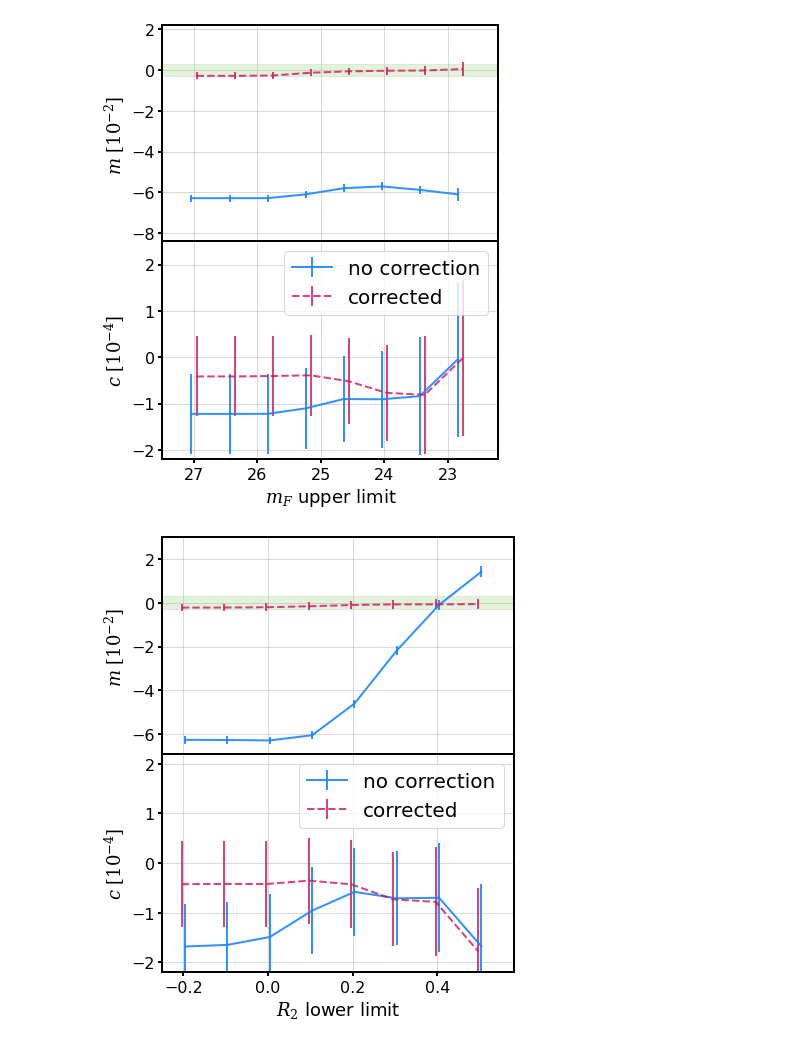
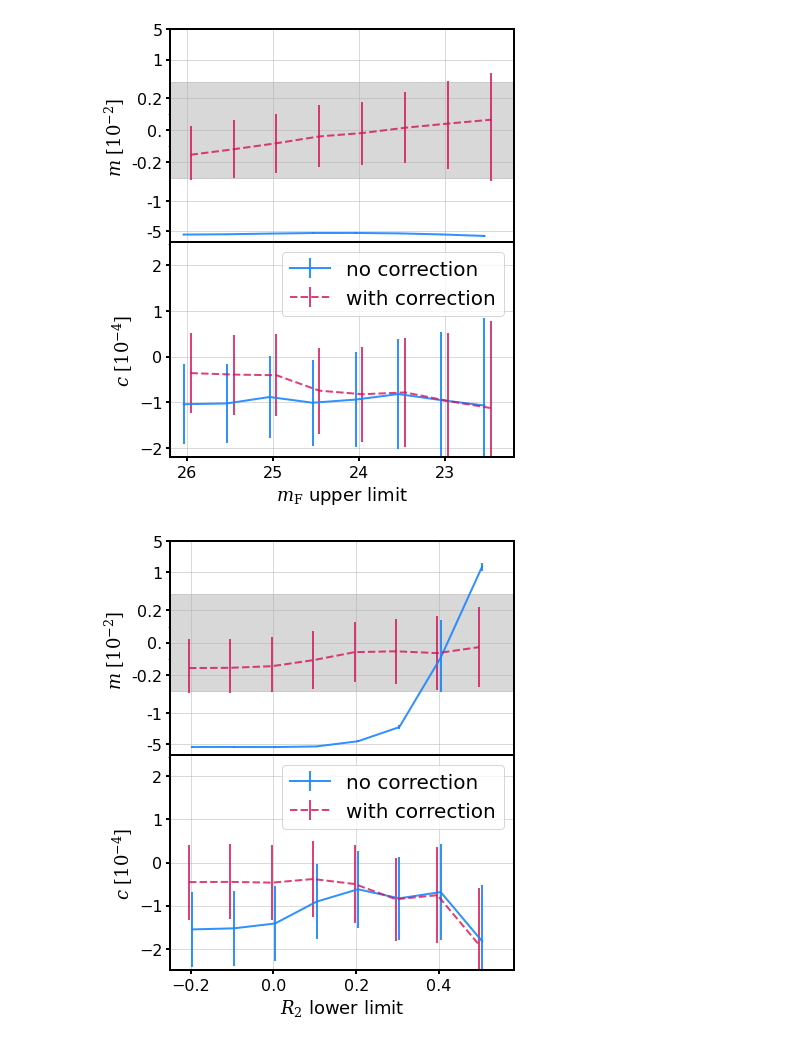
Before and after one commit to mr-superonion/FPFS_notebooks, a Jupyter notebook: ipynb/5_paper_2022/2_tests_isolated/5_plot_res.ipynb, the cells around one changed output. Cells and saved outputs as stored; diff of their text form; code cells hidden in the pictures.

```diff
--- a/ipynb/5_paper_2022/2_tests_isolated/5_plot_res.ipynb
+++ b/ipynb/5_paper_2022/2_tests_isolated/5_plot_res.ipynb
@@ -36,43 +39,44 @@ x=ave[0,:]
 y1=ave[1,:]/ave[4,:]/0.04-1
 y2=ave[1,:]/ave[5,:]/0.04-1
 z1=ave[2,:]/ave[4,:]
 z2=ave[3,:]/ave[5,:]
 yerr=std[1,:]/ave[5,:]/0.04/np.sqrt(len(outcomes)/2.)
 zerr=std[3,:]/ave[5,:]/np.sqrt(len(outcomes)/2.)
 
 # make plot
 plt.close()
 fig,axes=pltutil.make_figure_axes(ny=2,nx=1,square=False)
 ax=axes[0]
-ax.axhspan(-0.3,0.3,0,100,color=pltutil.colors[-3],alpha=0.3)
-xlabel='$m_F$ upper limit';
+xlabel=r'$m_{\rm F}$ upper limit';
 ax.errorbar(np.array(x)+0.04,np.array(y1)*1e2,np.array(yerr)*1e2,label='no correction',color=pltutil.colors[1])
-ax.errorbar(np.array(x)-0.04,np.array(y2)*1e2,np.array(yerr)*1e2,label='corrected',color=pltutil.colors[2],ls='--')
+ax.errorbar(np.array(x)-0.04,np.array(y2)*1e2,np.array(yerr)*1e2,label='with correction',color=pltutil.colors[2],ls='--')
 ax.set_ylabel('$m$ $[10^{-2}]$',fontsize=18)
-ax.set_xlim(22.2,27.5)
-ax.set_ylim(-8.5,2.2)
+ax.set_yscale('symlog',linthresh=0.3)
+ax.set_yticks([-5,-1,-0.2,0.,0.2,1,5])
+ax.set_yticklabels(['-5','-1','-0.2','0.','0.2','1','5'])
+ax.set_xlim(22.2,26.2)
+ax.set_ylim(-10,5.)
+ax.invert_xaxis()
 ax.tick_params(width=2,size=4)
 ax.set_xticklabels([])
 ax.grid()
-ax.invert_xaxis()
 ax.spines['bottom'].set_visible(False)
+ax.axhspan(-0.3,0.3,0,100,color='gray',alpha=0.3)
+
+
 ax=axes[1]
 ax.errorbar(np.array(x)+0.04,np.array(z1)*1e4,np.array(zerr)*1e4,label='no correction',color=pltutil.colors[1])
-ax.errorbar(np.array(x)-0.04,np.array(z2)*1e4,np.array(zerr)*1e4,label='corrected',color=pltutil.colors[2],ls='--')
+ax.errorbar(np.array(x)-0.04,np.array(z2)*1e4,np.array(zerr)*1e4,label='with correction',color=pltutil.colors[2],ls='--')
 ax.legend()
 ax.set_ylabel('$c$ $[10^{-4}]$',fontsize=18)
-ax.set_xlim(22.2,27.5)
+ax.set_xlim(22.2,26.2)
 ax.set_ylim(-2.2,2.5)
 ax.tick_params(width=2,size=4)
 ax.set_xlabel(xlabel,fontsize=18)
-#hist,bins=np.histogram(fs1.mm['fpfs_M00'],range=(-0.05,0.46),bins=100,density=True)
-#cbin=(bins[1:]+bins[:-1])/2.
-#sf=hist.max()/2.
-#hist=hist/sf
 #ax.fill_between(cbin,hist,color=pltutil.colors[-1],alpha=0.2)
 ax.grid()
 ax.invert_xaxis()
 plt.tight_layout(h_pad=-0.2)
 fig.savefig('detect_magcut.pdf')
 # %% [output]
-[figure, old version]
+[figure, new version]
@@ -92,36 +113,36 @@ zerr=std[3,:]/ave[5,:]/np.sqrt(len(outcomes)/2.)
 plt.close()
 fig,axes=pltutil.make_figure_axes(ny=2,nx=1,square=False)
 ax=axes[0]
-ax.axhspan(-0.3,0.3,0,100,color=pltutil.colors[-3],alpha=0.3)
 xlabel='$R_{2}$ lower limit';
 ax.errorbar(np.array(x)+0.004,np.array(y1)*1e2,np.array(yerr)*1e2,label='no correction',color=pltutil.colors[1])
-ax.errorbar(np.array(x)-0.004,np.array(y2)*1e2,np.array(yerr)*1e2,label='corrected',color=pltutil.colors[2],ls='--')
+ax.errorbar(np.array(x)-0.004,np.array(y2)*1e2,np.array(yerr)*1e2,label='with correction',color=pltutil.colors[2],ls='--')
 ax.set_ylabel('$m$ $[10^{-2}]$',fontsize=18)
+ax.set_yscale('symlog',linthresh=0.3)
+ax.set_yticks([-5,-1,-0.2,0.,0.2,1,5])
+ax.set_yticklabels(['-5','-1','-0.2','0.','0.2','1','5'])
 ax.set_xlim(-0.25,0.58)
-ax.set_ylim(-7,3.)
+ax.set_ylim(-10,5.)
 ax.tick_params(width=2,size=4)
 ax.set_xticklabels([])
 ax.grid()
 ax.spines['bottom'].set_visible(False)
+ax.axhspan(-0.3,0.3,0,100,color='gray',alpha=0.3)
+
 ax=axes[1]
 ax.errorbar(np.array(x)+0.004,np.array(z1)*1e4,np.array(zerr)*1e4,label='no correction',color=pltutil.colors[1])
-ax.errorbar(np.array(x)-0.004,np.array(z2)*1e4,np.array(zerr)*1e4,label='corrected',color=pltutil.colors[2],ls='--')
+ax.errorbar(np.array(x)-0.004,np.array(z2)*1e4,np.array(zerr)*1e4,label='with correction',color=pltutil.colors[2],ls='--')
 ax.legend()
 ax.set_ylabel('$c$ $[10^{-4}]$',fontsize=18)
 ax.set_xlim(-0.25,0.58)
-ax.set_ylim(-2.2,2.2)
+ax.set_ylim(-2.5,2.5)
 ax.tick_params(width=2,size=4)
 ax.set_xlabel(xlabel,fontsize=18)
-#hist,bins=np.histogram(fs1.mm['fpfs_M00'],range=(-0.05,0.46),bins=100,density=True)
-#cbin=(bins[1:]+bins[:-1])/2.
-#sf=hist.max()/2.
-#hist=hist/sf
 #ax.fill_between(cbin,hist,color=pltutil.colors[-1],alpha=0.2)
 ax.grid()
 plt.tight_layout(h_pad=-0.2)
 fig.savefig('detect_r2cut.pdf')
 # %% [output]
-[figure, old version]
+[figure, new version]
 # %%
 outcomes=fitsio.read('center_magcut.fits')
 outcomes=(outcomes+outcomes[inds])/2.
```
Also changed, not shown: parts of 5 cells of this notebook, 34 other files.
